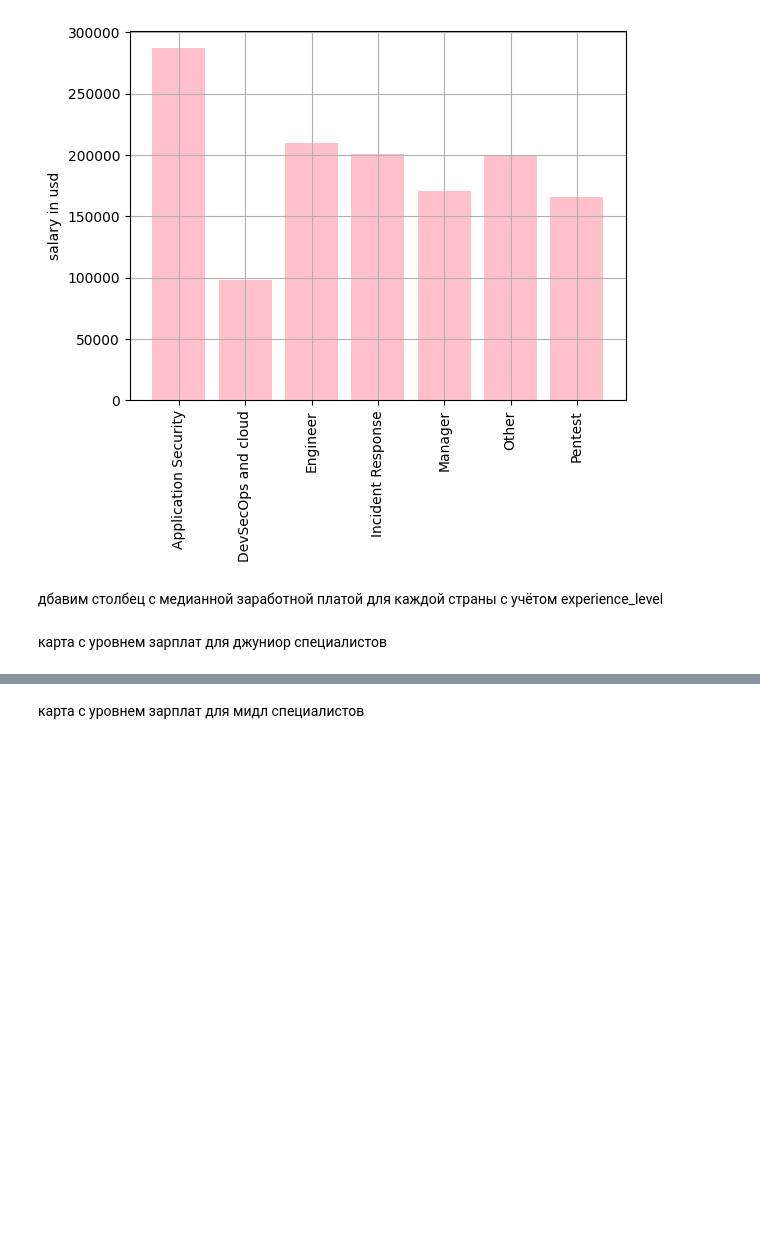
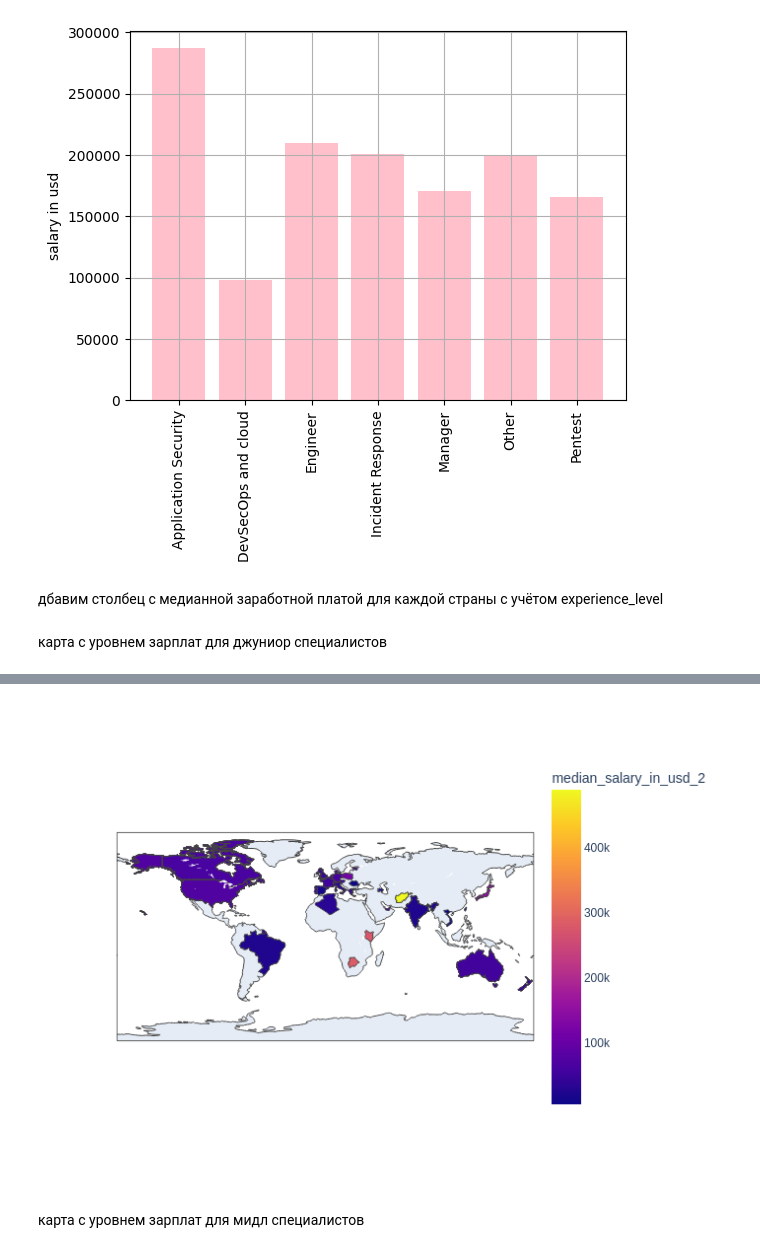
Before and after one commit to Belka258/DSIS_summer_hw, a Jupyter notebook: CyberSecuritySalaries.ipynb, the cells around one changed output, grey strips where cells are left out. Drawn from its saved outputs; the diff is of its cells as text; code cells hidden in the pictures; blank space fills up the shorter version.

```diff
--- a/CyberSecuritySalaries.ipynb
+++ b/CyberSecuritySalaries.ipynb
@@ -438,13 +444,18 @@ data['median_salary_in_usd_2'] = data.groupby(['company_location_alpha3', 'exper
 # %%
 import plotly.express as px
 
 fig = px.choropleth(data[data['experience_level']=='EN'], locations="company_location_alpha3",
                     color="median_salary_in_usd_2",
                     hover_name="company_location_alpha3",
                     color_continuous_scale=px.colors.sequential.Plasma)
 fig.show()
+
+from IPython.display import Image
+pio.write_image(fig, 'choropleth_1.png')
+Image(filename = 'choropleth_1.png')
 # %% [output]
 [interactive output not drawn]
+[figure, added]
 # %% [markdown]
 карта с уровнем зарплат для мидл специалистов
 # %%
```
Also changed, not shown: parts of 5 cells of this notebook.
